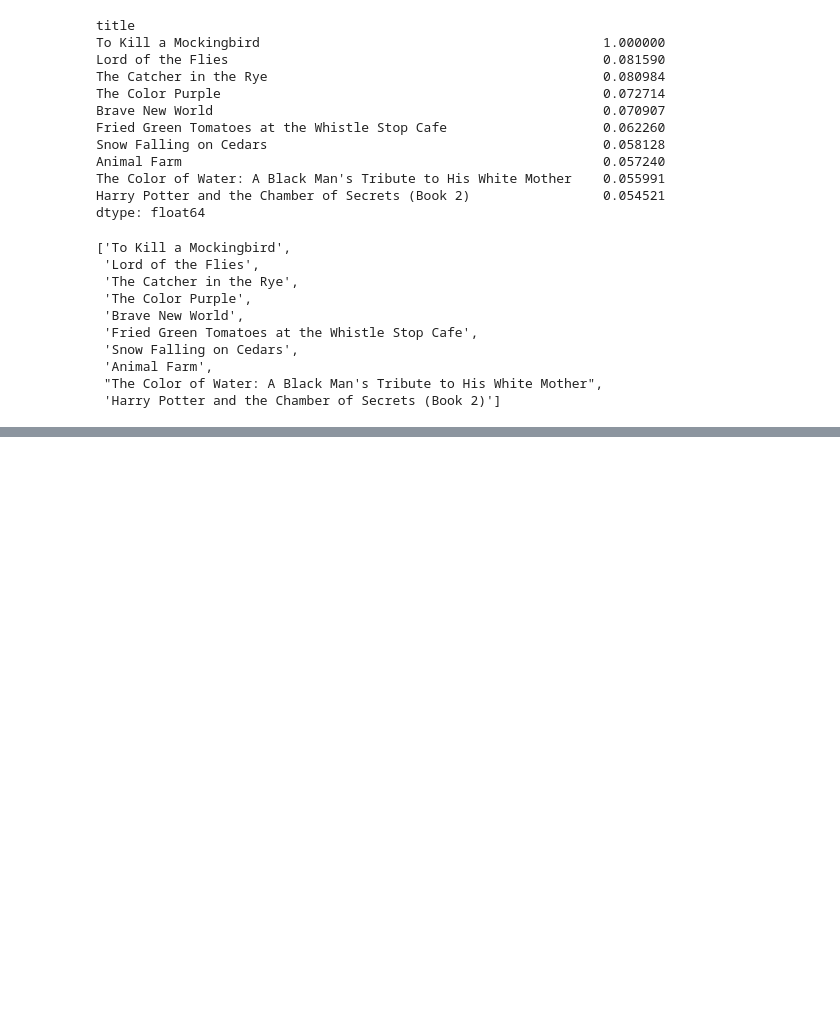
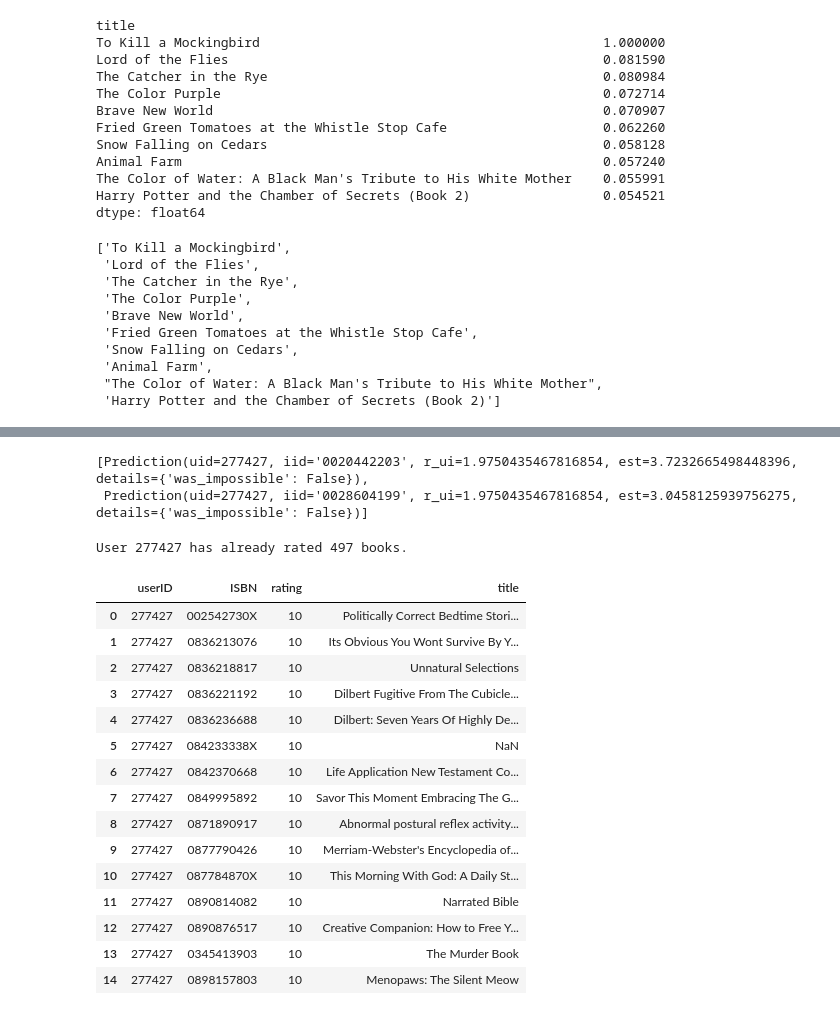
Before and after one commit to skaty5678/Book-recommendation-system, a Jupyter notebook: Book_Recommendation_System_SANJEEV_KUMAR_THAKUR.ipynb, the cells around one changed output, grey strips where cells are left out. Saved outputs shown, nothing was run; the diff lists cells and outputs as text; code cells hidden in the pictures; blank space fills up the shorter version.

```diff
--- a/Book_Recommendation_System_SANJEEV_KUMAR_THAKUR.ipynb
+++ b/Book_Recommendation_System_SANJEEV_KUMAR_THAKUR.ipynb
@@ -565,0 +868,15 @@ rec_books_list
+# %%
+algo_SVD = SVD(n_factors = 11)
+algo_SVD.fit(trainset)
+
+
+# Predict ratings for all pairs (i,j) that are NOT in the training set.
+testset = trainset.build_anti_testset()
+
+predictions = algo_SVD.test(testset)
+
+# subset of the list  predictions
+predictions[0:2]
+# %% [output]
+[Prediction(uid=277427, iid='0020442203', r_ui=1.9750435467816854, est=3.7232665498448396, details={'was_impossible': False}),
+ Prediction(uid=277427, iid='0028604199', r_ui=1.9750435467816854, est=3.0458125939756275, details={'was_impossible': False})]
@@ -565,0 +908,63 @@ rec_books_list
+# %%
+def get_top_n(predictions, userID, books, ratings, n = 10):
+    '''Return the top N (default) ISBN for a user,.i.e. userID and history for comparison
+    Args:
+    Returns:
+
+    '''
+    #Part I.: Surprise docomuntation
+
+    #1. First map the predictions to each user.
+    top_n = defaultdict(list)
+    for uid, iid, true_r, est, _ in predictions:
+        top_n[uid].append((iid, est))
+
+    #2. Then sort the predictions for each user and retrieve the k highest ones.
+    for uid, user_ratings in top_n.items():
+        user_ratings.sort(key = lambda x: x[1], reverse = True)
+        top_n[uid] = user_ratings[: n ]
+
+    #Part II.: inspired by: https://beckernick.github.io/matrix-factorization-recommender/
+
+    #3. Tells how many books the user has already rated
+    user_data = ratings[ratings.userID == (userID)]
+    print('User {0} has already rated {1} books.'.format(userID, user_data.shape[0]))
+
+
+    #4. Data Frame with predictions.
+    preds_df = pd.DataFrame([(id, pair[0],pair[1]) for id, row in top_n.items() for pair in row],
+                        columns=["userID" ,"ISBN","rat_pred"])
+
+
+    #5. Return pred_usr, i.e. top N recommended books with (merged) titles.
+    pred_usr = preds_df[preds_df["userID"] == (userID)].merge(books, how = 'left', left_on = 'ISBN', right_on = 'ISBN')
+
+    #6. Return hist_usr, i.e. top N historically rated books with (merged) titles for holistic evaluation
+    hist_usr = ratings[ratings.userID == (userID) ].sort_values("rating", ascending = False).merge\
+    (books, how = 'left', left_on = 'ISBN', right_on = 'ISBN')
+
+
+    return hist_usr, pred_usr
+# %%
+hist_SVD_277427, pred_SVD_277427 = get_top_n(predictions, books = books, userID = 277427, ratings = ratings)
+# %% [output]
+User 277427 has already rated 497 books.
+# %%
+hist_SVD_277427.head(15)
+# %% [output]
+|  | userID | ISBN | rating | title |
+| 0 | 277427 | 002542730X | 10 | Politically Correct Bedtime Stori... |
+| 1 | 277427 | 0836213076 | 10 | Its Obvious You Wont Survive By Y... |
+| 2 | 277427 | 0836218817 | 10 | Unnatural Selections |
+| 3 | 277427 | 0836221192 | 10 | Dilbert Fugitive From The Cubicle... |
+| 4 | 277427 | 0836236688 | 10 | Dilbert: Seven Years Of Highly De... |
+| 5 | 277427 | 084233338X | 10 | NaN |
+| 6 | 277427 | 0842370668 | 10 | Life Application New Testament Co... |
+| 7 | 277427 | 0849995892 | 10 | Savor This Moment Embracing The G... |
+| 8 | 277427 | 0871890917 | 10 | Abnormal postural reflex activity... |
+| 9 | 277427 | 0877790426 | 10 | Merriam-Webster's Encyclopedia of... |
+| 10 | 277427 | 087784870X | 10 | This Morning With God: A Daily St... |
+| 11 | 277427 | 0890814082 | 10 | Narrated Bible |
+| 12 | 277427 | 0890876517 | 10 | Creative Companion: How to Free Y... |
+| 13 | 277427 | 0345413903 | 10 | The Murder Book |
+| 14 | 277427 | 0898157803 | 10 | Menopaws: The Silent Meow |
```
Also changed, not shown: parts of 109 cells of this notebook.
